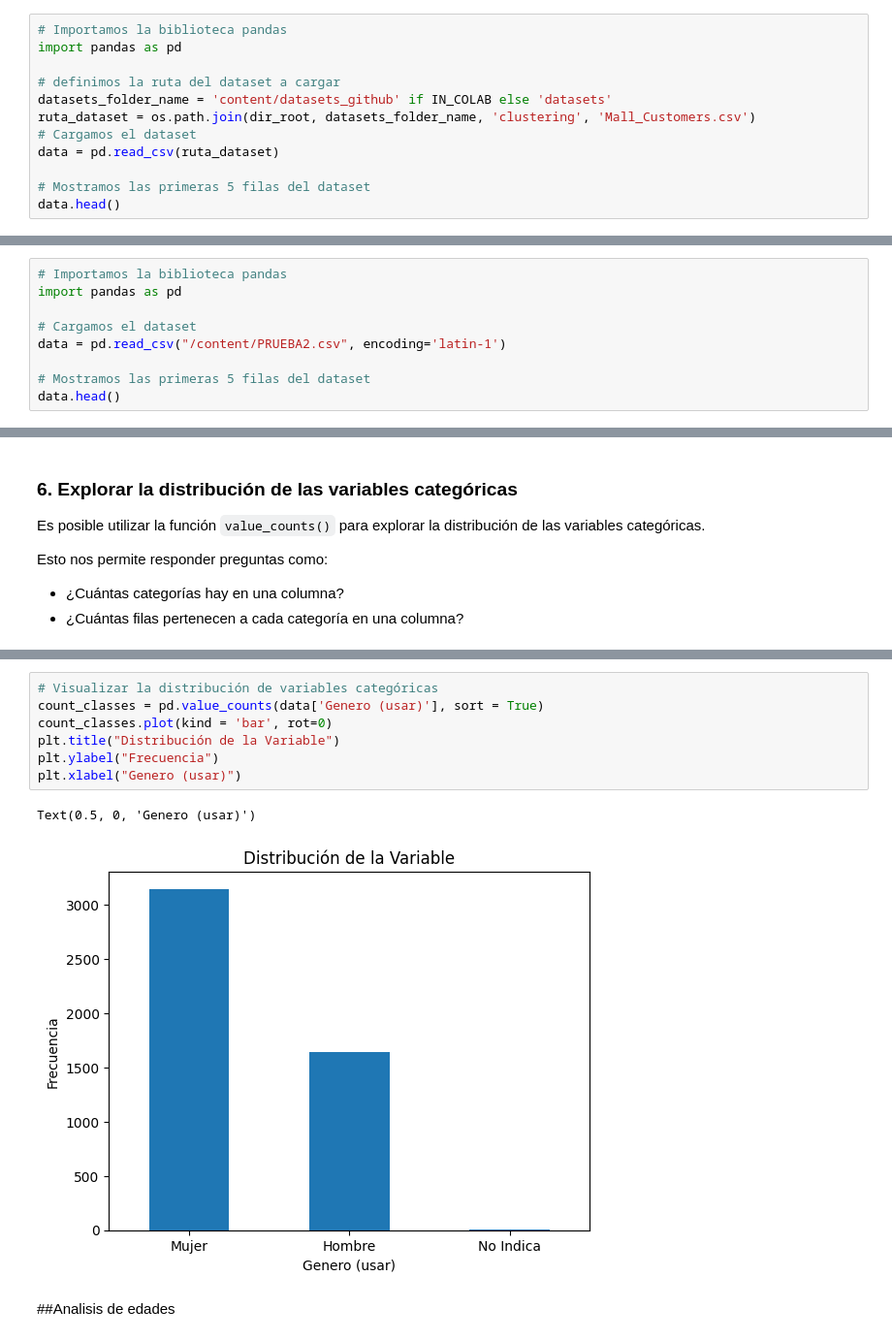
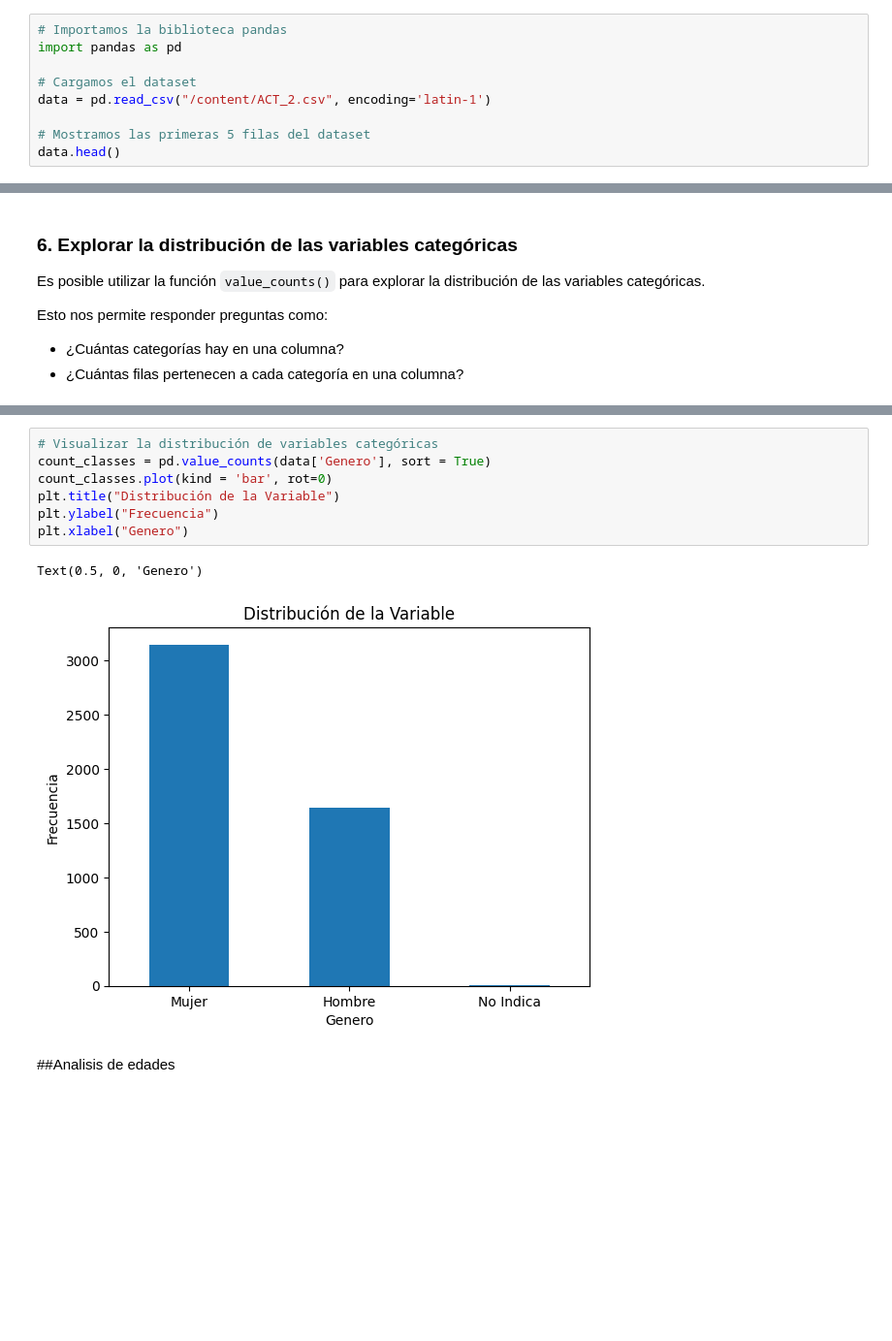
Before and after one commit to Pedro0927/CienciaDatos-MASDI, a Jupyter notebook: Seccion_1/Ejemplo_1-mall_customers_clustering.ipynb, the cells around one changed output, grey strips where cells are left out. Shown at 97% size. Cells and saved outputs as stored; diff of their text form; blank space fills up the shorter version.

```diff
--- a/Seccion_1/Ejemplo_1-mall_customers_clustering.ipynb
+++ b/Seccion_1/Ejemplo_1-mall_customers_clustering.ipynb
@@ -37,11 +30,8 @@ dir_root
 # Importamos la biblioteca pandas
 import pandas as pd
 
-# definimos la ruta del dataset a cargar
-datasets_folder_name = 'content/datasets_github' if IN_COLAB else 'datasets'
-ruta_dataset = os.path.join(dir_root, datasets_folder_name, 'clustering', 'Mall_Customers.csv')
 # Cargamos el dataset
-data = pd.read_csv(ruta_dataset)
+data = pd.read_csv("/content/ACT_2.csv", encoding='latin-1')
 
 # Mostramos las primeras 5 filas del dataset
 data.head()
@@ -55,9 +44,0 @@ data.head()
-# %%
-# Importamos la biblioteca pandas
-import pandas as pd
-
-# Cargamos el dataset
-data = pd.read_csv("/content/PRUEBA2.csv", encoding='latin-1')
-
-# Mostramos las primeras 5 filas del dataset
-data.head()
@@ -207,14 +177,14 @@ data["Genero (usar)"].value_counts()
 dtype: int64
 # %%
 # Visualizar la distribución de variables categóricas
-count_classes = pd.value_counts(data['Genero (usar)'], sort = True)
+count_classes = pd.value_counts(data['Genero'], sort = True)
 count_classes.plot(kind = 'bar', rot=0)
 plt.title("Distribución de la Variable")
 plt.ylabel("Frecuencia")
-plt.xlabel("Genero (usar)")
+plt.xlabel("Genero")
 # %% [output]
-Text(0.5, 0, 'Genero (usar)')
+Text(0.5, 0, 'Genero')
-[figure, old version]
+[figure, new version]
 # %% [markdown]
 ##Analisis de edades
 # %%
```
Also changed, not shown: parts of 10 cells of this notebook.
